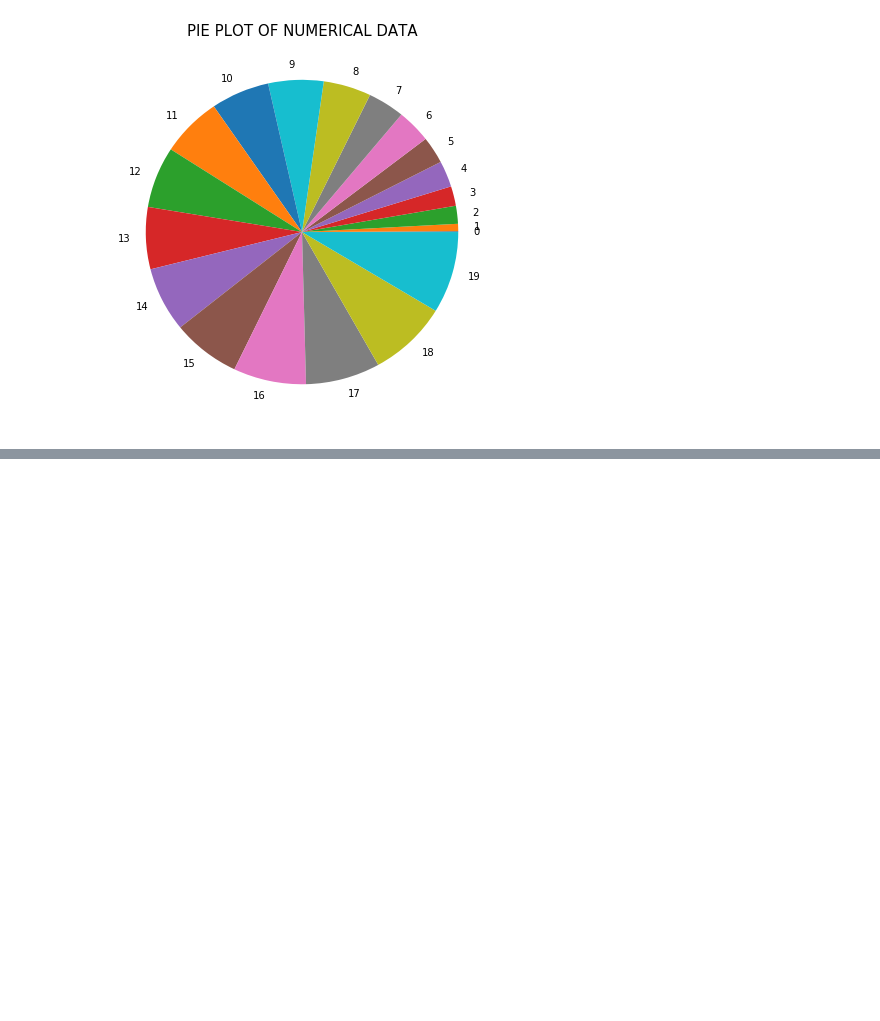
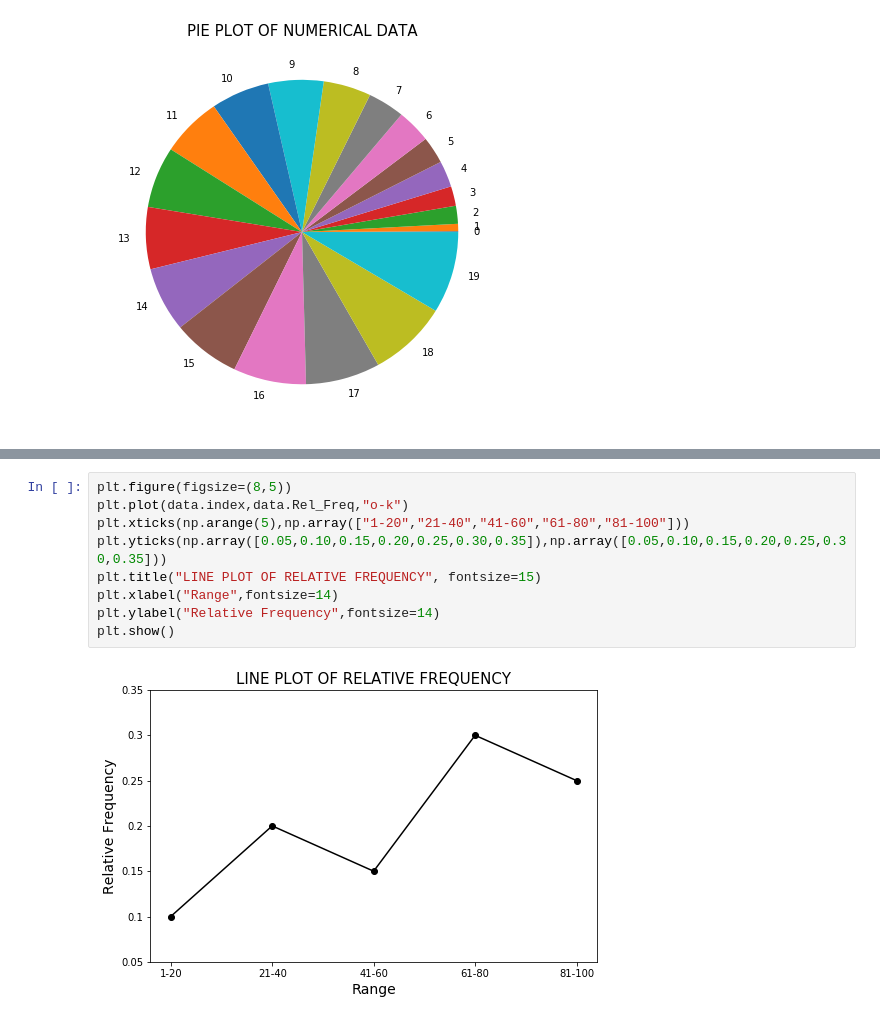
Before and after one commit to Salmankh3/Saylani_DS, a Jupyter notebook: Assignments/Assignment04/Numerical-01.ipynb, the cells around one changed output, grey strips where cells are left out. Cells and saved outputs as stored; diff of their text form; blank space fills up the shorter version.

```diff
--- a/Assignments/Assignment04/Numerical-01.ipynb
+++ b/Assignments/Assignment04/Numerical-01.ipynb
@@ -67,0 +112,11 @@ plt.show()
+# %%
+plt.figure(figsize=(8,5))
+plt.plot(data.index,data.Rel_Freq,"o-k")
+plt.xticks(np.arange(5),np.array(["1-20","21-40","41-60","61-80","81-100"]))
+plt.yticks(np.array([0.05,0.10,0.15,0.20,0.25,0.30,0.35]),np.array([0.05,0.10,0.15,0.20,0.25,0.30,0.35]))
+plt.title("LINE PLOT OF RELATIVE FREQUENCY", fontsize=15)
+plt.xlabel("Range",fontsize=14)
+plt.ylabel("Relative Frequency",fontsize=14)
+plt.show()
+# %% [output]
+[figure, added]
```
Also changed, not shown: parts of 7 cells of this notebook.
